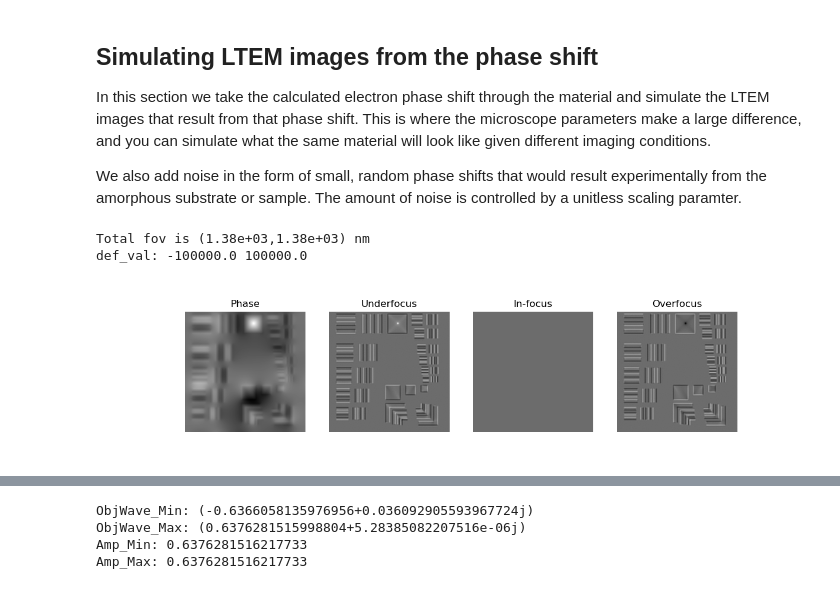
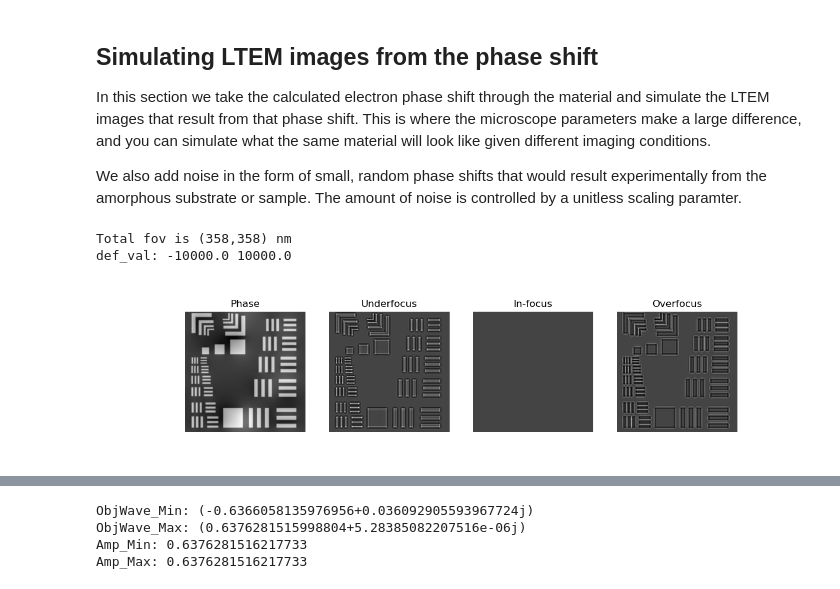
Before and after one commit to KaynaL-MT/PyLorentz, a Jupyter notebook: Examples/SIM_KaynaL-MT.ipynb, the cells around one changed output, grey strips where cells are left out. Drawn from its saved outputs; the diff is of its cells as text; code cells hidden in the pictures.

```diff
--- a/Examples/SIM_KaynaL-MT.ipynb
+++ b/Examples/SIM_KaynaL-MT.ipynb
@@ -163,7 +163,7 @@ Here we show each of the main steps that takes place in reconstruc_ovf(), using
 #### Creating a sample magnetization.
 The dimensions are small to reduce computation time.
 # %%
-file = "/Volumes/Lorentz/Kayna/Simulations/Mumax3/2023_04_26/std_relax_nano.out/USAF_res_pattern_.ovf"
+file = "/Volumes/Lorentz/Kayna/Simulations/Mumax3/2023_07_05/std_relax_2D_nano_0.7nm.out/USAF_res_pattern_.ovf"
 B0 = 1e4 # gauss
 sample_V0 = 20 # V
 sample_xip0 = 100 # nm
@@ -180,7 +180,8 @@ show_2D(mag_x,
         l=0.10,
         w=1.0,
         title="Raw in-plane magnetization from OVF file",
-        color=True
+        color=True,
+        origin="lower"
         )
 
 show_3D(mag_x,
@@ -197,0 +199,3 @@ Summing along first axis
+# %%
+thk_map = make_thickness_map(mag_x, mag_y, mag_z, file=file)
+show_im(thk_map.sum(axis=0), "Thickness map", cbar=True, cbar_title="# Layers thick")
@@ -242,16 +248,18 @@ ephi_m, mphi_m = std_mansPhi(mag_x,
                               isl_thk=zscale*1,
                               zscale=zscale,
                               del_px=del_px,
+                              isl_shape=thk_map,
                               b0=b0,
                               isl_V0=V0
                               )
 
 show_im(mphi_m,
         title="Magnetic Phase Shift using Mansuripur Algorithm",
-        cbar_title="Radians"
+        cbar_title="Radians",
+        origin="lower"
         )
 
-# show_im(ephi_m,
-        # title="Electrostatic Phase Shift from Mansuripur algorithm"
-        # ) # usually "null" or "uniform"
+show_im(ephi_m,
+        title="Electrostatic Phase Shift from Mansuripur algorithm"
+        ) # usually "null" or "uniform"
 # %% [output]
@@ -273,30 +282,35 @@ We also add noise in the form of small, random phase shifts that would result ex
 # %%
 # using the linear superposition phase
 ALTEM = Microscope(E=200e3,
                    Cs = 200.0e3,
                    theta_c = 0.01e-3,
                    def_spr = 80.0)
-defval = 100000.0 #2_665_728.0 #100_000 #13_271_040.0 # nm
+defval = 10000.0 #2_665_728.0 #100_000 #13_271_040.0 # nm
 amorphous_noise = 0.2 # unitless scaling parameter
 Amp, ObjWave, Tphi, im_un, im_in, im_ov = sim_images(mphi=mphi_m, ephi=ephi_m,
                                        pscope=ALTEM,
                                        del_px=del_px,
                                        def_val=defval,
                                        add_random=amorphous_noise)
 show_sims(Tphi, im_un, im_in, im_ov,
-        #   save="/Users/klmendozatrujillo/Library/CloudStorage/Box-Box/0_KLMT_Work/1_ Micromagnetic_Simulations/2023_05_03_USAF_sims_/LTEM_sim_micro.tiff" #"/filepath/"
+        save="/Users/klmendozatrujillo/Library/CloudStorage/Box-Box/0_KLMT_Work/1_ Micromagnetic_Simulations/2023_07_06/LTEM_sim_micro_2.7_512_10000.tif" #"/filepath/"
           )
 
-# np.save(file="/Users/klmendozatrujillo/Library/CloudStorage/Box-Box/0_KLMT_Work/1_ Micromagnetic_Simulations/2023_05_03_USAF_sims_/LTEM_sim_micro_objwave.npy",
-#         arr=ObjWave,
-#         allow_pickle=False
-#         )
+np.save(file="/Users/klmendozatrujillo/Library/CloudStorage/Box-Box/0_KLMT_Work/1_ Micromagnetic_Simulations/2023_07_06/LTEM_sim_micro_2.7_512_10000_objwave.npy",
+        arr=ObjWave,
+        allow_pickle=False
+        )
 
-# np.save(file="/Users/klmendozatrujillo/Library/CloudStorage/Box-Box/0_KLMT_Work/1_ Micromagnetic_Simulations/2023_05_03_USAF_sims_/LTEM_sim_micro_amplitude.npy",
-#         arr=Amp,
-#         allow_pickle=False
-#         )
+np.save(file="/Users/klmendozatrujillo/Library/CloudStorage/Box-Box/0_KLMT_Work/1_ Micromagnetic_Simulations/2023_07_06/LTEM_sim_micro_2.7_512_10000_amplitude.npy",
+        arr=Amp,
+        allow_pickle=False
+        )
+
+np.save(file="/Users/klmendozatrujillo/Library/CloudStorage/Box-Box/0_KLMT_Work/1_ Micromagnetic_Simulations/2023_07_06/LTEM_sim_micro_2.7_512_10000_totalphi.npy",
+        arr=Tphi,
+        allow_pickle=False
+        )
 # %% [output]
-Total fov is (1.38e+03,1.38e+03) nm
-def_val: -100000.0 100000.0
+Total fov is (358,358) nm
+def_val: -10000.0 10000.0
-[figure, old version]
+[figure, new version]
```
Also changed, not shown: parts of 7 cells of this notebook, 3 other files.
